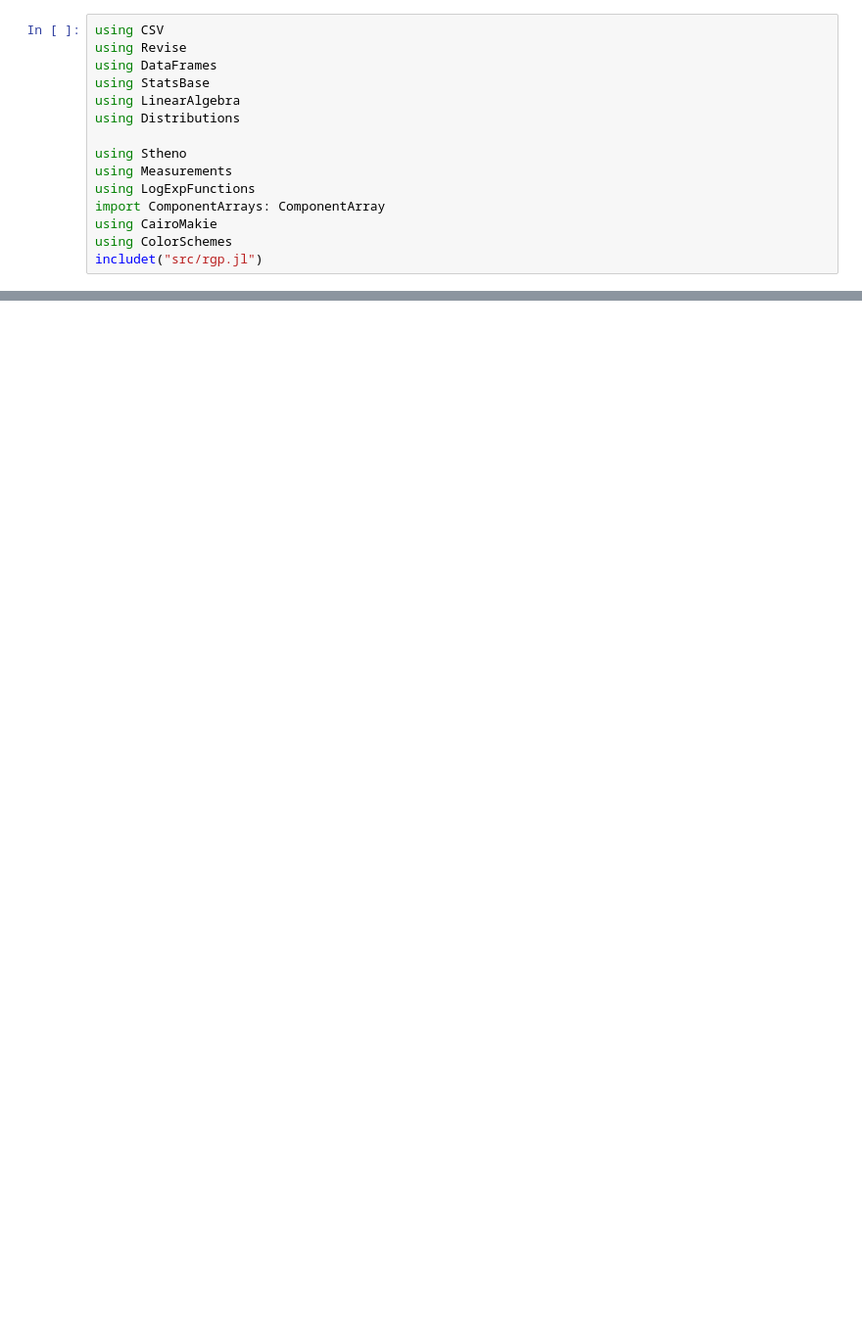
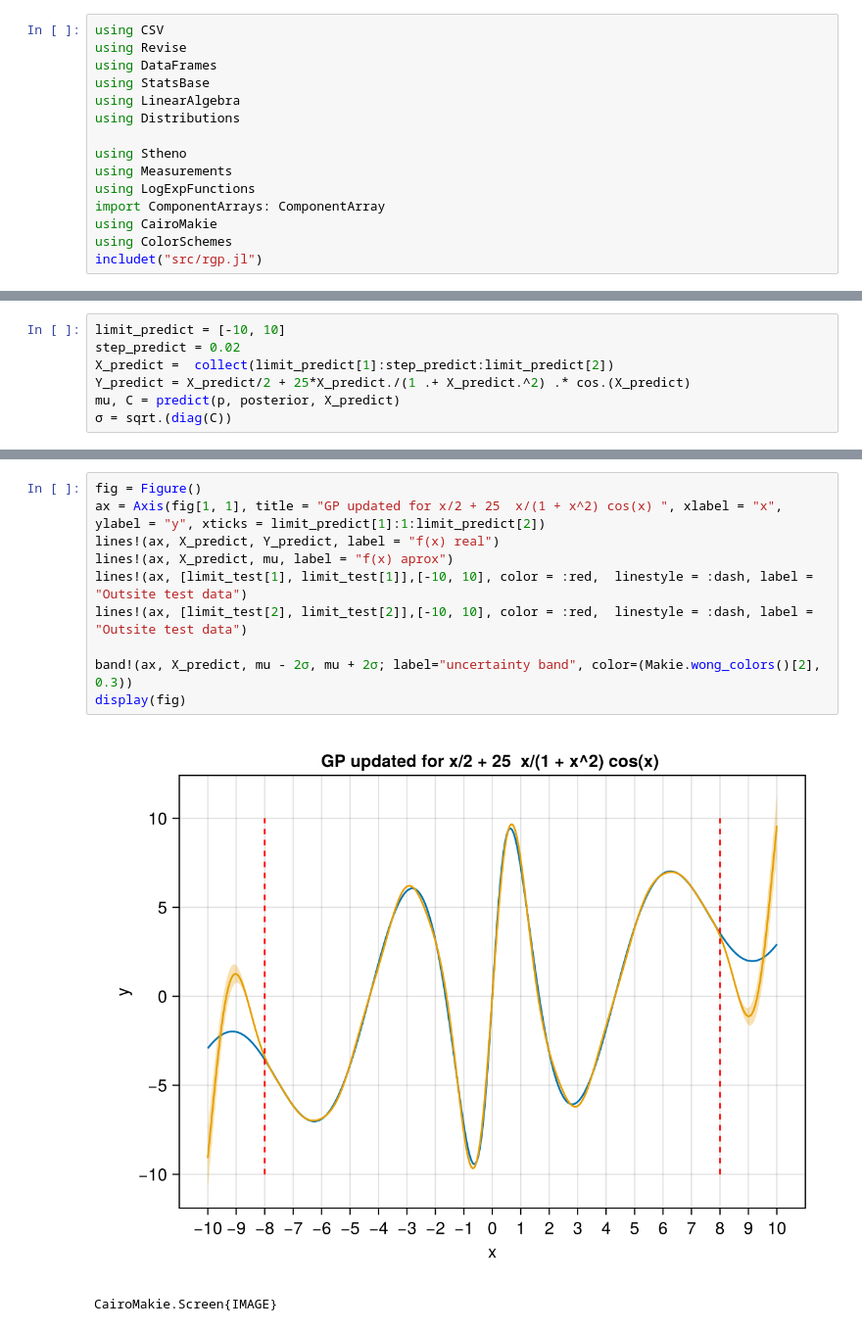
Before and after one commit to martincornejo/BatteryRecursiveGPs.jl, a Jupyter notebook: dummy.ipynb, the cells around one changed output, grey strips where cells are left out. Shown: that part at 98% size. Drawn from its saved outputs; the diff is of its cells as text; blank space fills up the shorter version.

```diff
--- a/dummy.ipynb
+++ b/dummy.ipynb
@@ -81,0 +118,7 @@ CairoMakie.Screen{IMAGE}
+# %%
+limit_predict = [-10, 10]
+step_predict = 0.02
+X_predict =  collect(limit_predict[1]:step_predict:limit_predict[2])
+Y_predict = X_predict/2 + 25*X_predict./(1 .+ X_predict.^2) .* cos.(X_predict)
+mu, C = predict(p, posterior, X_predict)
+σ = sqrt.(diag(C))
@@ -81,0 +143,13 @@ CairoMakie.Screen{IMAGE}
+# %%
+fig = Figure()
+ax = Axis(fig[1, 1], title = "GP updated for x/2 + 25  x/(1 + x^2) cos(x) ", xlabel = "x", ylabel = "y", xticks = limit_predict[1]:1:limit_predict[2])
+lines!(ax, X_predict, Y_predict, label = "f(x) real")
+lines!(ax, X_predict, mu, label = "f(x) aprox")
+lines!(ax, [limit_test[1], limit_test[1]],[-10, 10], color = :red,  linestyle = :dash, label = "Outsite test data")
+lines!(ax, [limit_test[2], limit_test[2]],[-10, 10], color = :red,  linestyle = :dash, label = "Outsite test data")
+
+band!(ax, X_predict, mu - 2σ, mu + 2σ; label="uncertainty band", color=(Makie.wong_colors()[2], 0.3))
+display(fig)
+# %% [output]
+[figure, added]
+CairoMakie.Screen{IMAGE}
```
Also changed, not shown: parts of 9 cells of this notebook, 1 other file.
